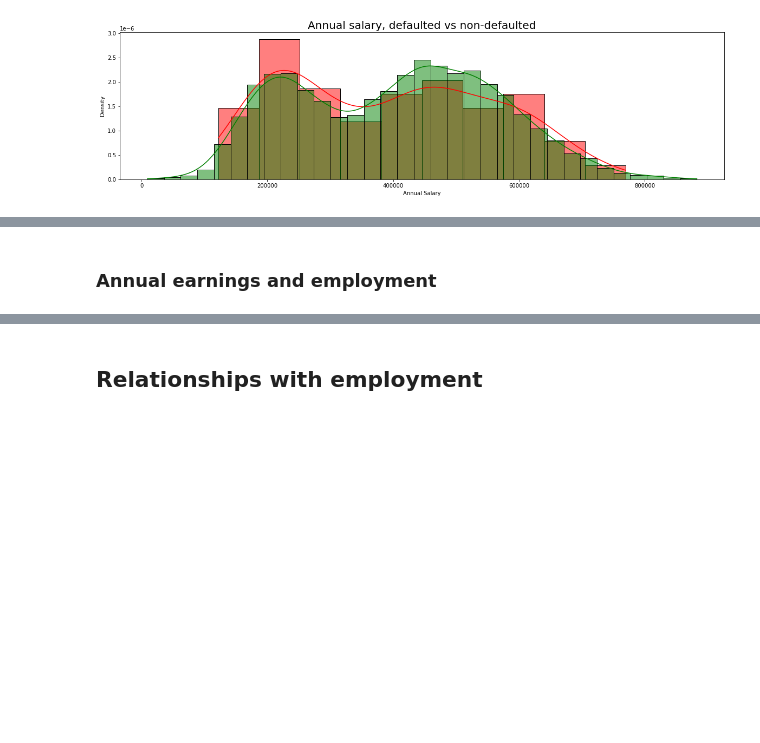
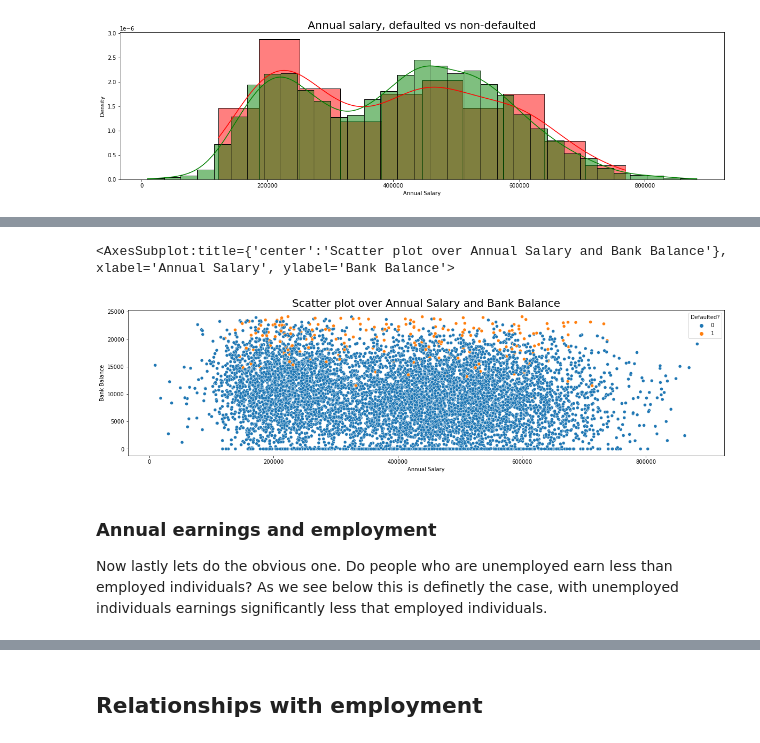
Before and after one commit to KristianDamPedersen/defaultpred_proj, a Jupyter notebook: Exploratory data analysis - defaultpred_proj.ipynb, the cells around one changed output, grey strips where cells are left out. Cells and saved outputs as stored; diff of their text form; code cells hidden in the pictures; blank space fills up the shorter version.

```diff
--- a/Exploratory data analysis - defaultpred_proj.ipynb
+++ b/Exploratory data analysis - defaultpred_proj.ipynb
@@ -293,2 +275,10 @@ sns.histplot(ae_nodef['Annual Salary'], kde=True, stat='density', color='green',
+# %%
+plt.figure(figsize=(20,5))
+plt.title('Scatter plot over Annual Salary and Bank Balance', fontsize=20)
+sns.scatterplot(x=ae_data['Annual Salary'], y=bb_data['Bank Balance'], hue=train_set['Defaulted?'])
+# %% [output]
+<AxesSubplot:title={'center':'Scatter plot over Annual Salary and Bank Balance'}, xlabel='Annual Salary', ylabel='Bank Balance'>
+[figure, added]
 # %% [markdown]
 ### Annual earnings and employment
+Now lastly lets do the obvious one. Do people who are unemployed earn less than employed individuals? As we see below this is definetly the case, with unemployed individuals earnings significantly less that employed individuals.
```
Also changed, not shown: parts of 13 cells of this notebook, 5 other files.
